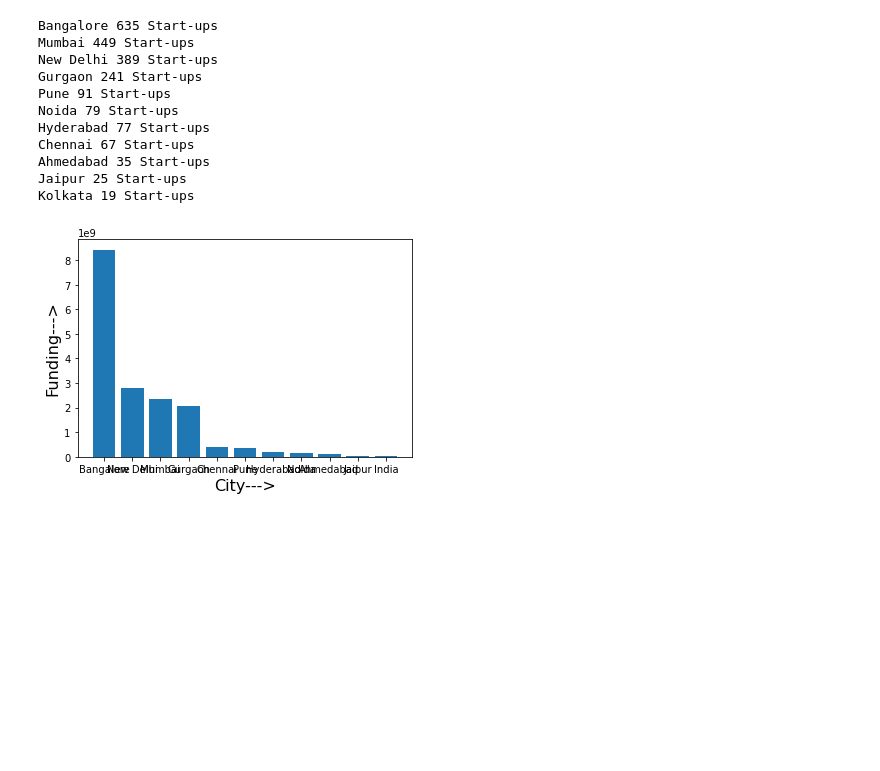
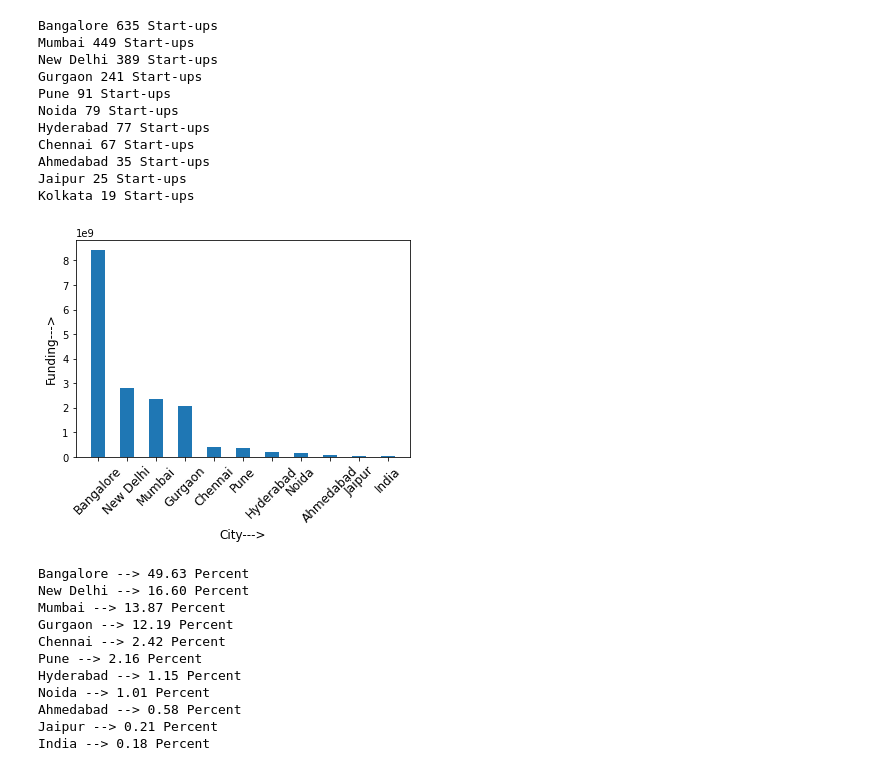
Before and after one commit to AkashKumarSingh11032001/Coding_Ninja_DataScience_Course, a Jupyter notebook: 14. Project-Case Study (Part-1)/Case_1.ipynb, the cells around one changed output. Saved outputs shown, nothing was run; the diff lists cells and outputs as text; code cells hidden in the pictures; blank space fills up the shorter version.

```diff
--- a/14. Project-Case Study (Part-1)/Case_1.ipynb
+++ b/14. Project-Case Study (Part-1)/Case_1.ipynb
@@ -190,34 +190,49 @@ for i in df.CityLocation:
 #print(amount[:10])
 
 for i in range(len(amount)):
     amount[i]=''.join(amount[i].split(','))
     city[i]=city[i].split('/')[0].strip()
 
 np_amount = np.array(amount, dtype='int64')
 np_city = np.array(city)
 
 #np_amount
 #np_city
 
 dic=dict()
 for i in range(len(np_city)):
     if np_city[i] in dic:
         dic[np_city[i]]+=np_amount[i]
     else:
         dic[np_city[i]]=np_amount[i]
 
 dic = dict( sorted(dic.items(), key=operator.itemgetter(1),reverse=True)[:11])
 
 x_axis=list(dic.keys())
 y_axis=list(dic.values())
 
 
 # print(x_axis)
 # print(y_axis)
 
-plt.bar(x_axis,y_axis)
-plt.xlabel('City--->', size=16)
-plt.ylabel('Funding--->', size=16)
+plt.bar(x_axis,y_axis,width=0.5)
+plt.xlabel('City--->', size=12)
+plt.ylabel('Funding--->', size=12)
+plt.xticks(rotation=45, size=12)
 plt.show()
+
+for i in range(len(x_axis)):
+    print(x_axis[i],'-->', format((y_axis[i]*100)/sum(y_axis), '.2f'), 'Percent')
 # %% [output]
-[figure, old version]
+[figure, new version]
+Bangalore --> 49.63 Percent
+New Delhi --> 16.60 Percent
+Mumbai --> 13.87 Percent
+Gurgaon --> 12.19 Percent
+Chennai --> 2.42 Percent
+Pune --> 2.16 Percent
+Hyderabad --> 1.15 Percent
+Noida --> 1.01 Percent
+Ahmedabad --> 0.58 Percent
+Jaipur --> 0.21 Percent
+India --> 0.18 Percent
```
Also changed, not shown: parts of 1 cell of this notebook.
